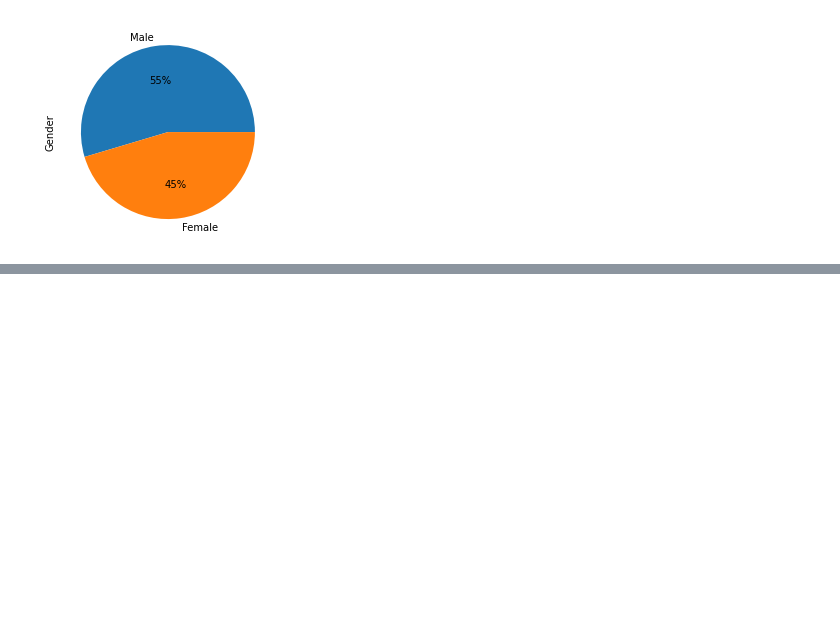
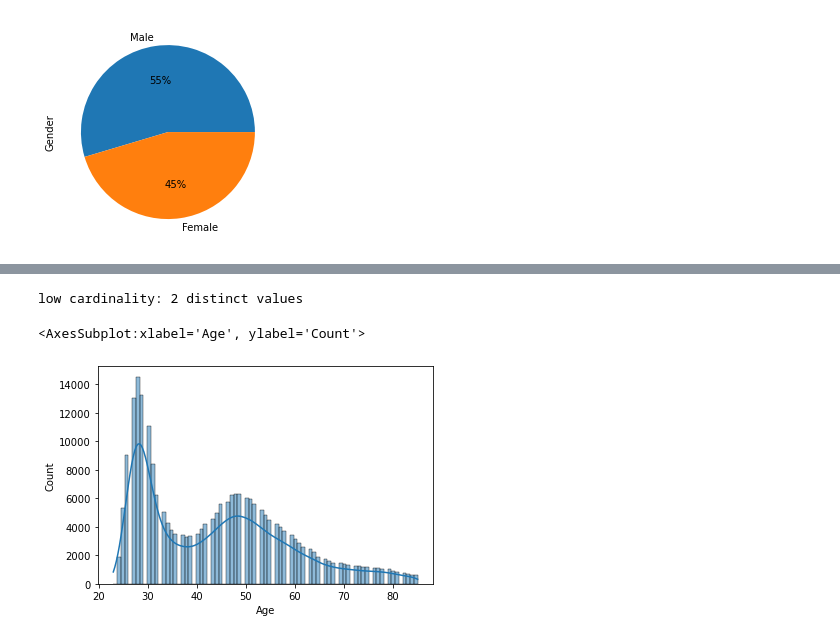
Before and after one commit to eswarpoluri/EDA, a Jupyter notebook: EDA.ipynb, the cells around one changed output, grey strips where cells are left out. Saved outputs shown, nothing was run; the diff lists cells and outputs as text; code cells hidden in the pictures; blank space fills up the shorter version.

```diff
--- a/EDA.ipynb
+++ b/EDA.ipynb
@@ -257,0 +270,8 @@ TypeError: expected string or bytes-like object
+# %%
+# high cardinality
+if (dist_per > 60):
+    print('high cardinality:', dist_cnt,'distinct values')
+else:
+    print('low cardinality:', dist_cnt,'distinct values')
+# %% [output]
+low cardinality: 2 distinct values
@@ -257,0 +282,6 @@ TypeError: expected string or bytes-like object
+# %%
+# KDE Plot
+sns.histplot(data=df, x="Age", kde=True)
+# %% [output]
+<AxesSubplot:xlabel='Age', ylabel='Count'>
+[figure, added]
```
Also changed, not shown: parts of 9 cells of this notebook.
